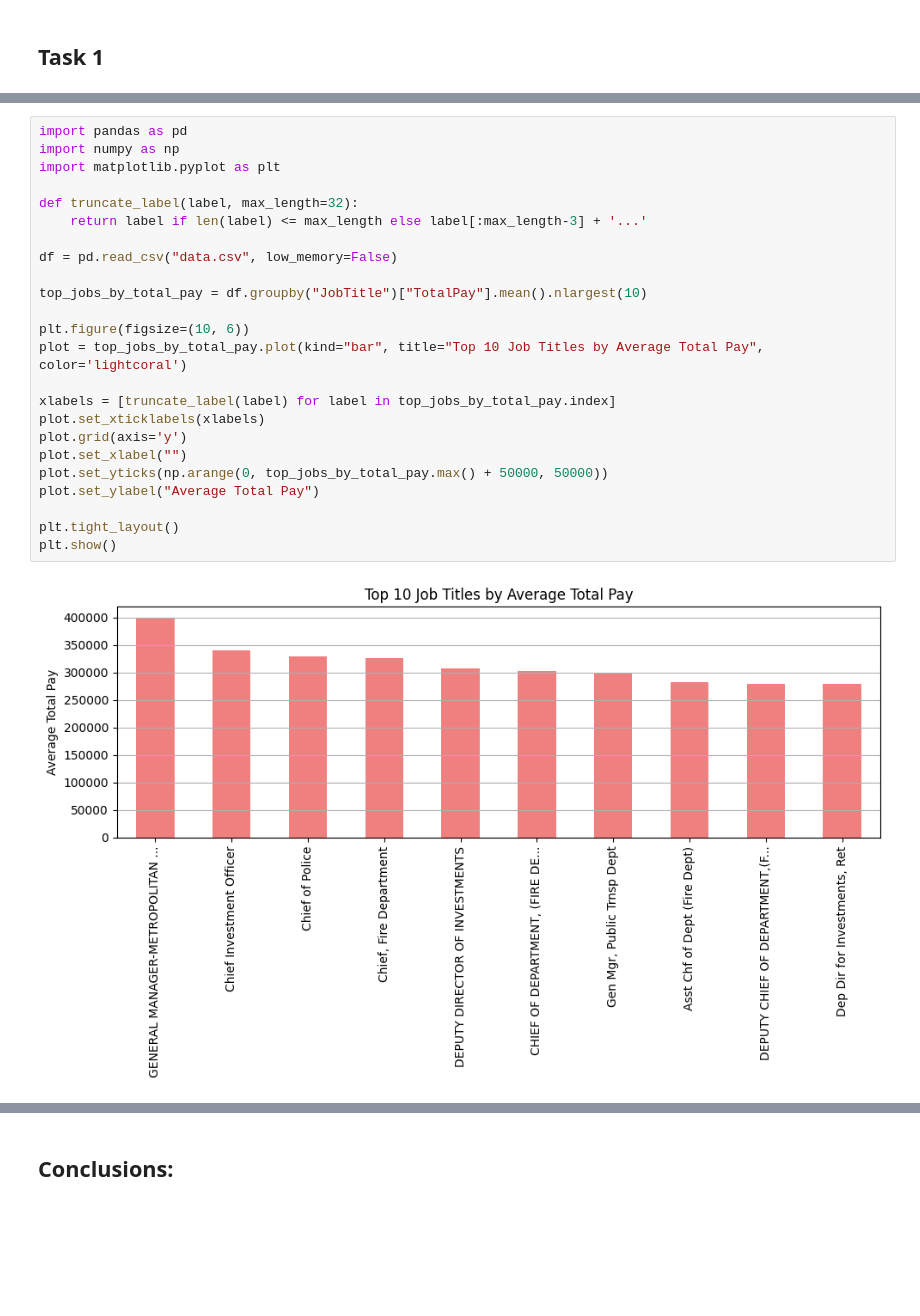
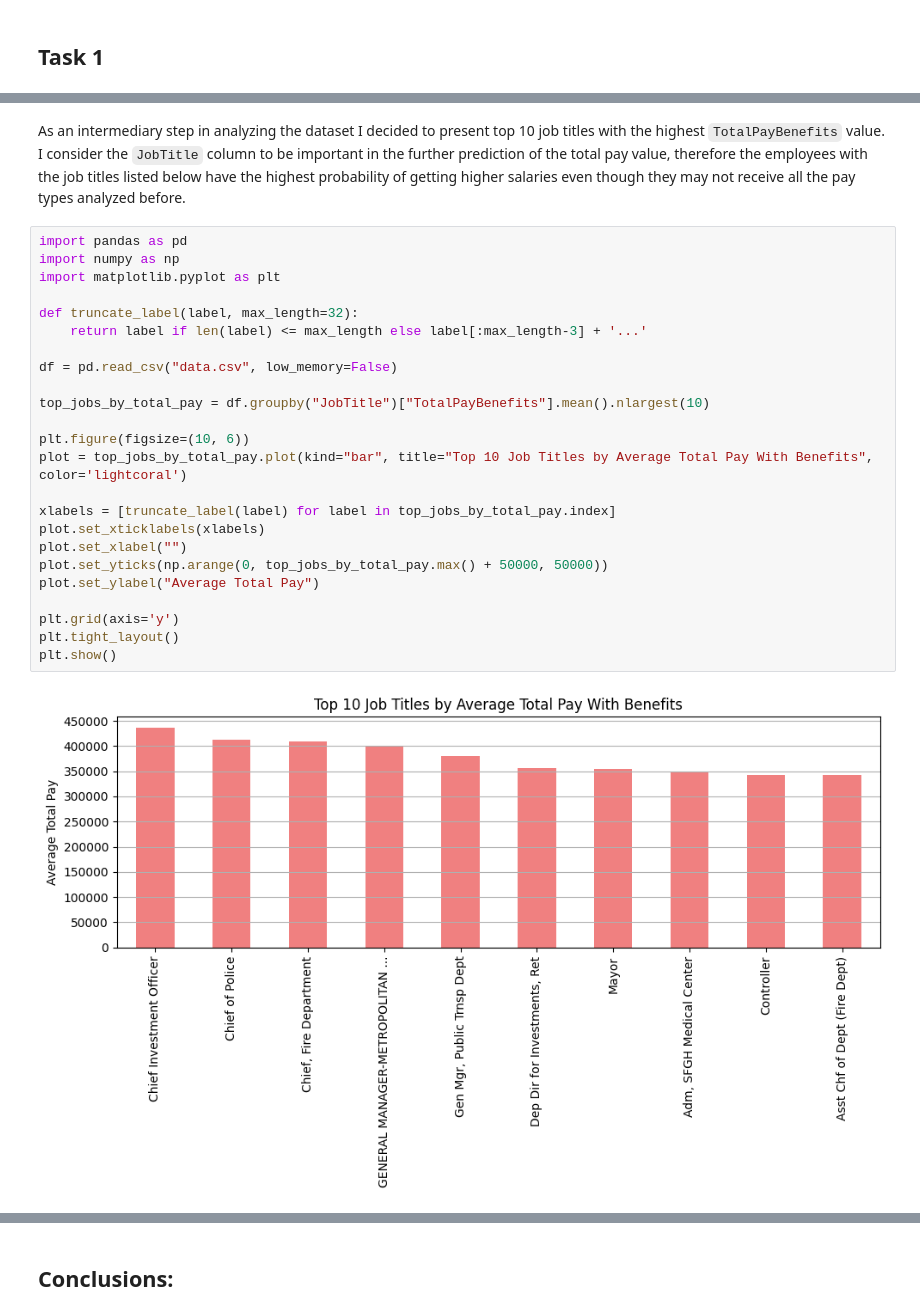
Before and after one commit to lavanda888boy/FIA_Labs, a Jupyter notebook: Lab4_Learning/Lab4_Learning.ipynb, the cells around one changed output, grey strips where cells are left out. Cells and saved outputs as stored; diff of their text form; blank space fills up the shorter version.

```diff
--- a/Lab4_Learning/Lab4_Learning.ipynb
+++ b/Lab4_Learning/Lab4_Learning.ipynb
@@ -69,26 +67,28 @@ for column in columns.keys():
+# %% [markdown]
+As an intermediary step in analyzing the dataset I decided to present top 10 job titles with the highest `TotalPayBenefits` value. I consider the `JobTitle` column to be important in the further prediction of the total pay value, therefore the employees with the job titles listed below have the highest probability of getting higher salaries even though they may not receive all the pay types analyzed before.
 # %%
 import pandas as pd
 import numpy as np
 import matplotlib.pyplot as plt
 
 def truncate_label(label, max_length=32):
     return label if len(label) <= max_length else label[:max_length-3] + '...'
 
 df = pd.read_csv("data.csv", low_memory=False)
 
-top_jobs_by_total_pay = df.groupby("JobTitle")["TotalPay"].mean().nlargest(10)
+top_jobs_by_total_pay = df.groupby("JobTitle")["TotalPayBenefits"].mean().nlargest(10)
 
 plt.figure(figsize=(10, 6))
-plot = top_jobs_by_total_pay.plot(kind="bar", title="Top 10 Job Titles by Average Total Pay", color='lightcoral')
+plot = top_jobs_by_total_pay.plot(kind="bar", title="Top 10 Job Titles by Average Total Pay With Benefits", color='lightcoral')
 
 xlabels = [truncate_label(label) for label in top_jobs_by_total_pay.index]
 plot.set_xticklabels(xlabels)
-plot.grid(axis='y')
 plot.set_xlabel("")
 plot.set_yticks(np.arange(0, top_jobs_by_total_pay.max() + 50000, 50000))
 plot.set_ylabel("Average Total Pay")
 
+plt.grid(axis='y')
 plt.tight_layout()
 plt.show()
 # %% [output]
-[figure, old version]
+[figure, new version]
```
Also changed, not shown: parts of 22 cells of this notebook, 1 other file.
